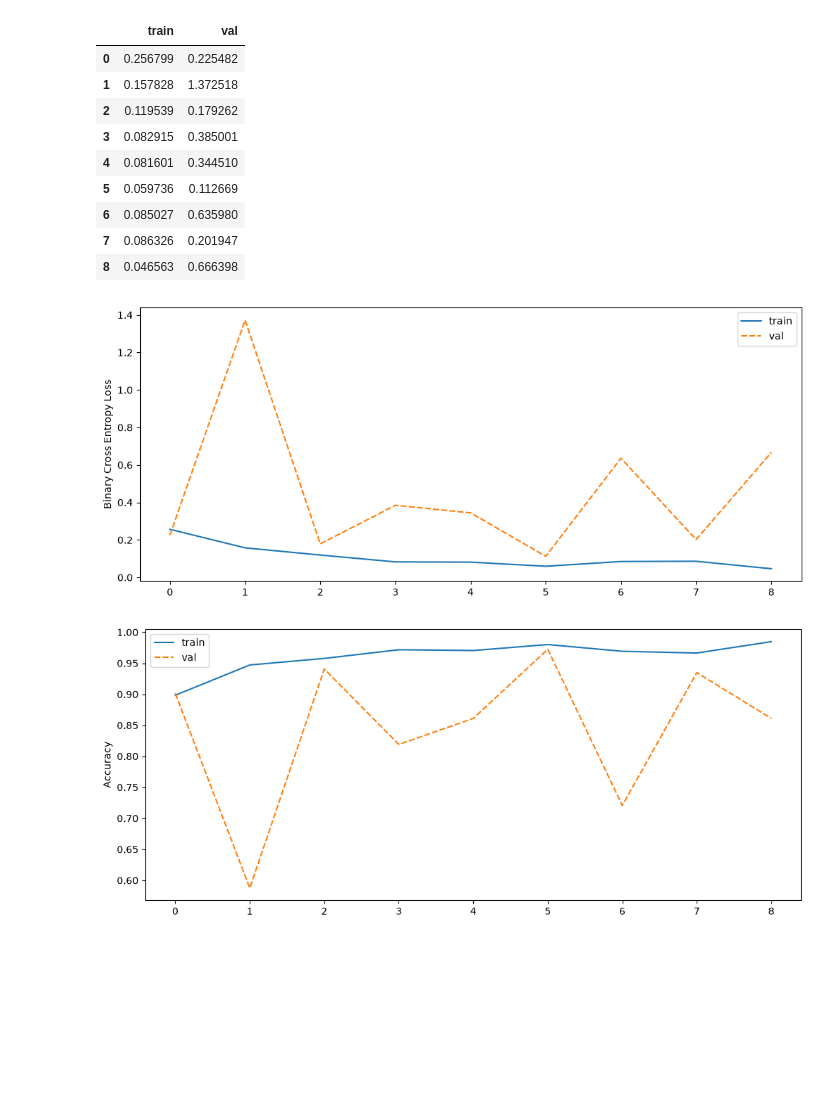
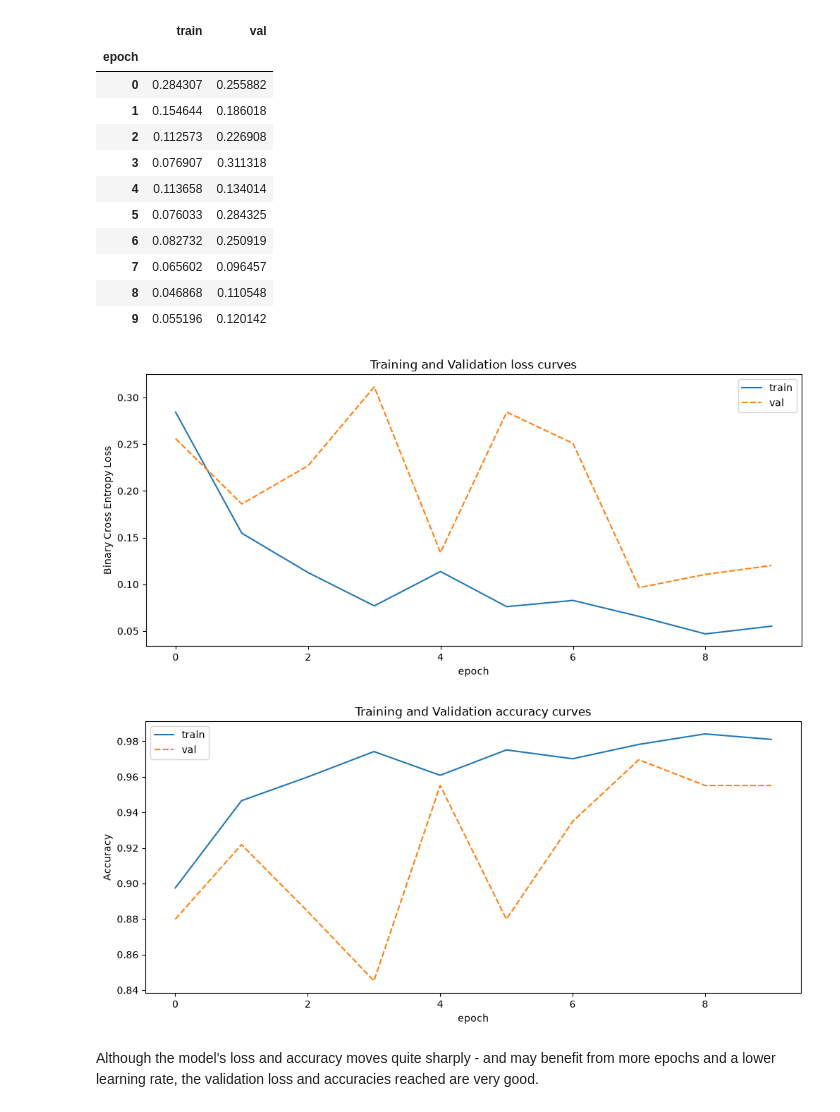
Before and after one commit to feranmidere/brain-tumour-detection, a Jupyter notebook: notebooks/model-evaluation.ipynb, the cells around one changed output. Saved outputs shown, nothing was run; the diff lists cells and outputs as text; code cells hidden in the pictures; blank space fills up the shorter version.

```diff
--- a/notebooks/model-evaluation.ipynb
+++ b/notebooks/model-evaluation.ipynb
@@ -27,33 +35,42 @@ Early stopping triggered at epoch 9
 # %%
-losses = pd.DataFrame(losses)
-metrics = pd.DataFrame(metrics)
+losses = pd.read_csv('model/losses.csv', index_col=0)
+metrics = pd.read_csv('model/metrics.csv', index_col=0)
+
+losses.index.name = 'epoch'
+metrics.index.name = 'epoch'
 # %%
 losses
 # %% [output]
 |  | train | val |
-| 0 | 0.256799 | 0.225482 |
-| 1 | 0.157828 | 1.372518 |
-| 2 | 0.119539 | 0.179262 |
-| 3 | 0.082915 | 0.385001 |
-| 4 | 0.081601 | 0.344510 |
-| 5 | 0.059736 | 0.112669 |
-| 6 | 0.085027 | 0.635980 |
-| 7 | 0.086326 | 0.201947 |
-| 8 | 0.046563 | 0.666398 |
+| epoch |  |  |
+| 0 | 0.284307 | 0.255882 |
+| 1 | 0.154644 | 0.186018 |
+| 2 | 0.112573 | 0.226908 |
+| 3 | 0.076907 | 0.311318 |
+| 4 | 0.113658 | 0.134014 |
+| 5 | 0.076033 | 0.284325 |
+| 6 | 0.082732 | 0.250919 |
+| 7 | 0.065602 | 0.096457 |
+| 8 | 0.046868 | 0.110548 |
+| 9 | 0.055196 | 0.120142 |
 # %%
 plt.figure(figsize=(12, 5))
+plt.title('Training and Validation loss curves')
 sns.lineplot(data=losses)
 plt.ylabel('Binary Cross Entropy Loss')
 plt.show()
 # %% [output]
-[figure, old version]
+[figure, new version]
 # %%
 plt.figure(figsize=(12, 5))
+plt.title('Training and Validation accuracy curves')
 sns.lineplot(data=metrics)
 plt.ylabel('Accuracy')
 plt.show()
 # %% [output]
-[figure, old version]
+[figure, new version]
+# %% [markdown]
+Although the model's loss and accuracy moves quite sharply - and may benefit from more epochs and a lower learning rate, the validation loss and accuracies reached are very good.
 # %%
 _, test_transform = train.set_transforms()
 test_dataset = train.make_dataset(set='test', transforms=test_transform)
```
Also changed, not shown: parts of 6 cells of this notebook, 2 other files.
